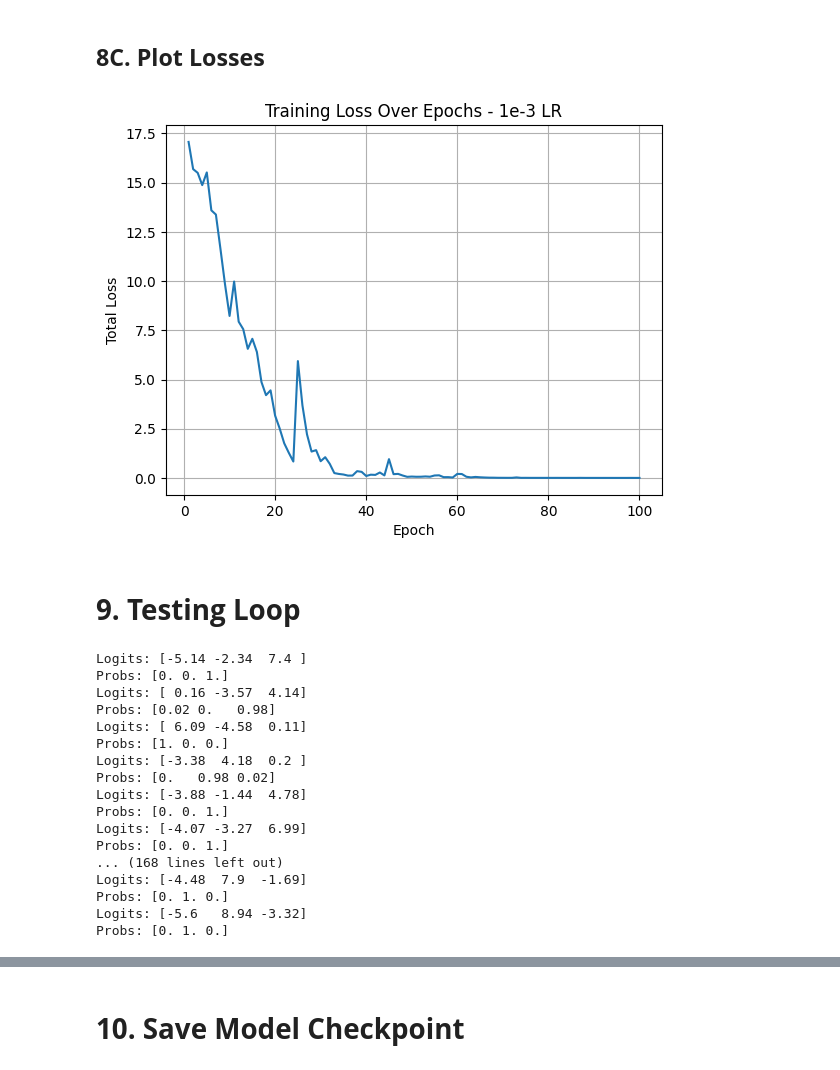
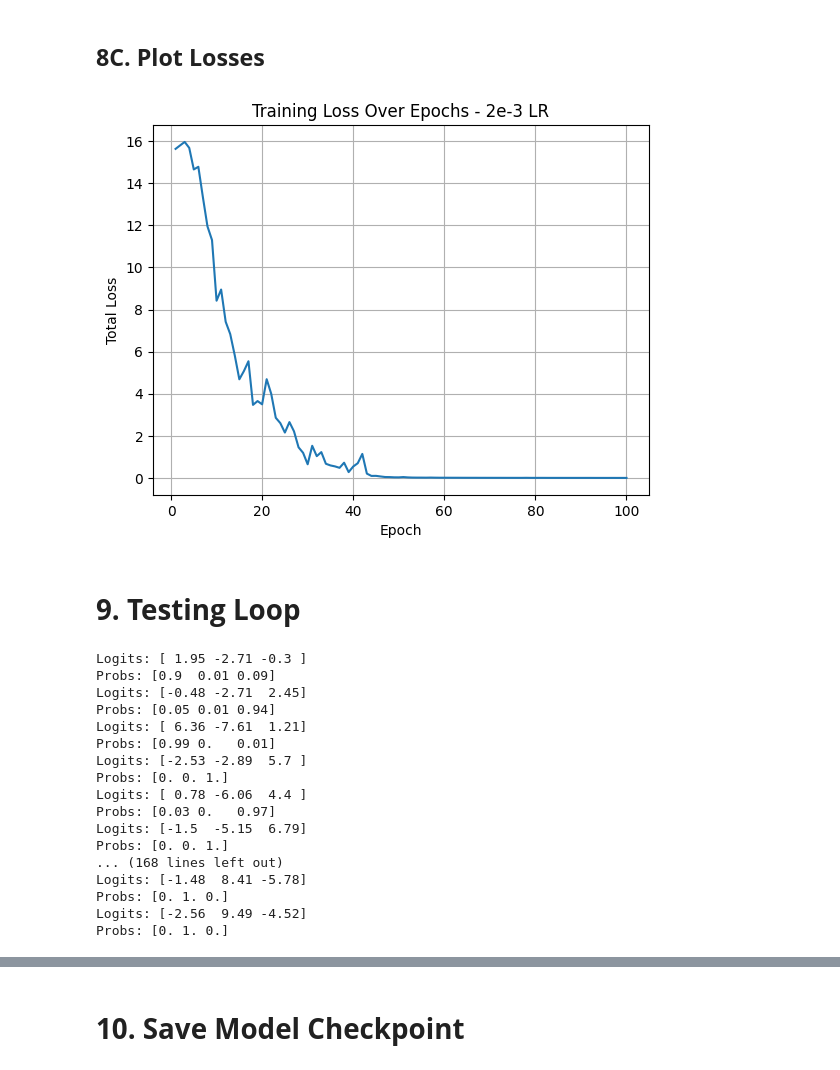
Before and after one commit to addinar/sentiment-analyzer-from-scratch, a Jupyter notebook: notebooks/sentiment_analyzer.ipynb, the cells around one changed output, grey strips where cells are left out. Drawn from its saved outputs; the diff is of its cells as text; code cells hidden in the pictures.

```diff
--- a/notebooks/sentiment_analyzer.ipynb
+++ b/notebooks/sentiment_analyzer.ipynb
@@ -383,7 +384,7 @@ class TransformerBlock:
     self.init_weights()
 
   def init_weights(self):
-    head_dim = dim // self.num_heads
+    self.head_dim = dim // num_heads
     d_ff = dim * 4
 
     self.cached = {
@@ -442,7 +443,7 @@ class TransformerBlock:
 
     return ln2
 
-  def backward(self, grad_out, learning_rate):
+  def backward(self, grad_out, learning_rate=3e-4):
     cached = self.cached
     dim = grad_out.shape[1]
     head_dim = self.head_dim
@@ -477,7 +478,7 @@ class TransformerBlock:
     cached['beta1'] -= learning_rate * grad_beta1
 
     grad_context = grad_res1.copy()
-    grad_heads = np.split(grad_context, self.num_heads, axis=1)
+    grad_heads = np.split(grad_context, num_heads, axis=1)
 
 
     grad_Q_total = np.zeros_like(cached['x'])
@@ -618,6 +606,6 @@ def softmax_backward(grad_output, softmax_output):
 # %%
 # gradient descent and backpropogation
-def backward(text, label, transformer_blocks, classifier_head, embedding_matrix, learning_rate=1e-3):
+def backward(text, label, transformer_blocks, classifier_head, embedding_matrix, learning_rate=2e-3):
   cached = classifier_head.cached
   probs = cached['probs']
   ground_truth = label2idx[label]
@@ -789,12 +769,12 @@ dtype: int64
 # %%
 plt.plot(range(1, len(losses) + 1), losses)
 plt.xlabel("Epoch")
 plt.ylabel("Total Loss")
-plt.title("Training Loss Over Epochs - 1e-3 LR")
+plt.title("Training Loss Over Epochs - 2e-3 LR")
 plt.grid(True)
 plt.show()
 # %% [output]
-[figure, old version]
+[figure, new version]
 # %% [markdown]
 # **9. Testing Loop**
 # %%
@@ -831,22 +811,22 @@ test_data = (list(zip(test['message'], test['sentiment'])))
 # %%
 accuracies, true_labels, predicted_labels = test_model(test_data, transformer_blocks, classifier_head)
 # %% [output]
-Logits: [-5.14 -2.34  7.4 ]
+Logits: [ 1.95 -2.71 -0.3 ]
+Probs: [0.9  0.01 0.09]
+Logits: [-0.48 -2.71  2.45]
+Probs: [0.05 0.01 0.94]
+Logits: [ 6.36 -7.61  1.21]
+Probs: [0.99 0.   0.01]
+Logits: [-2.53 -2.89  5.7 ]
 Probs: [0. 0. 1.]
-Logits: [ 0.16 -3.57  4.14]
-Probs: [0.02 0.   0.98]
-Logits: [ 6.09 -4.58  0.11]
-Probs: [1. 0. 0.]
-Logits: [-3.38  4.18  0.2 ]
-Probs: [0.   0.98 0.02]
-Logits: [-3.88 -1.44  4.78]
-Probs: [0. 0. 1.]
-Logits: [-4.07 -3.27  6.99]
+Logits: [ 0.78 -6.06  4.4 ]
+Probs: [0.03 0.   0.97]
+Logits: [-1.5  -5.15  6.79]
 Probs: [0. 0. 1.]
 ... (168 lines left out)
-Logits: [-4.48  7.9  -1.69]
+Logits: [-1.48  8.41 -5.78]
 Probs: [0. 1. 0.]
-Logits: [-5.6   8.94 -3.32]
+Logits: [-2.56  9.49 -4.52]
 Probs: [0. 1. 0.]
 # %%
 plt.figure(figsize=(8, 5))
```
Also changed, not shown: parts of 17 cells of this notebook, 15 other files.
